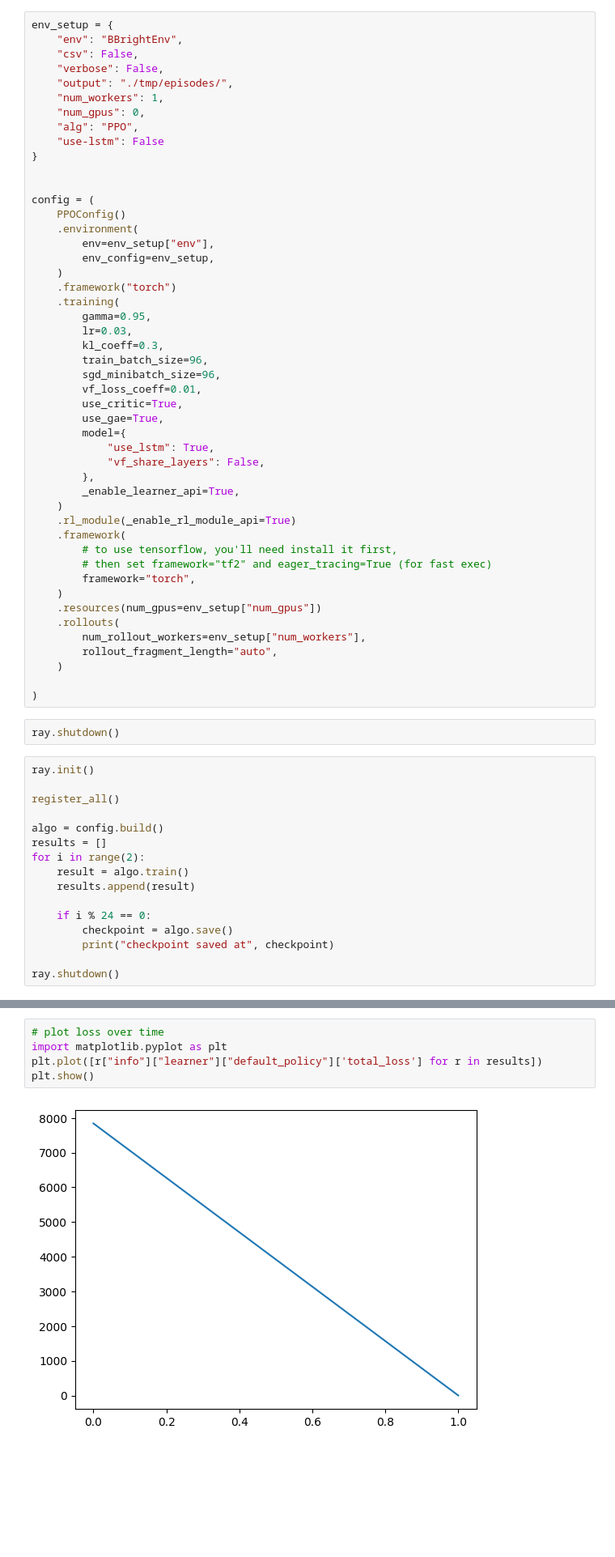
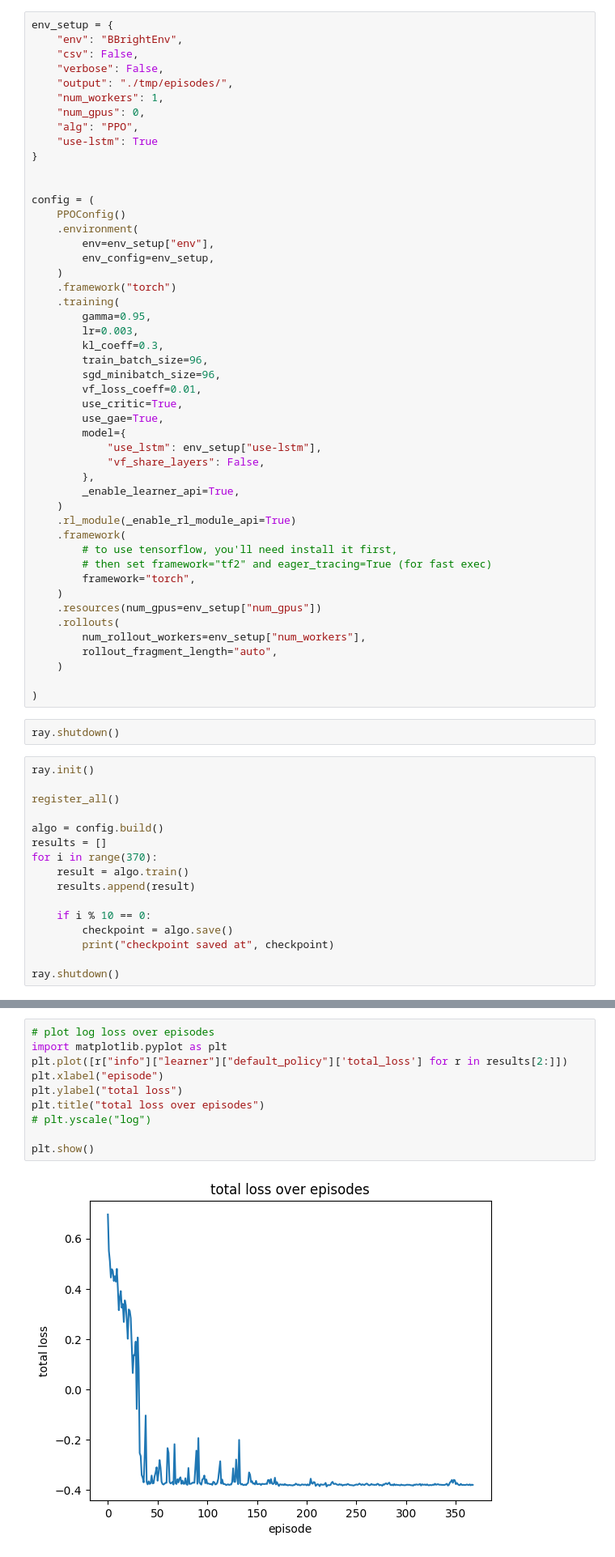
Before and after one commit to Light52566/rllib-energyplus-hi, a Jupyter notebook: training.ipynb, the cells around one changed output, grey strips where cells are left out. Shown at 81% size. Drawn from its saved outputs; the diff is of its cells as text; blank space fills up the shorter version.

```diff
--- a/training.ipynb
+++ b/training.ipynb
@@ -22,7 +22,7 @@ env_setup = {
     "num_workers": 1,
     "num_gpus": 0,
     "alg": "PPO",
-    "use-lstm": False
+    "use-lstm": True
 }
 
 
@@ -35,7 +35,7 @@ config = (
     .framework("torch")
     .training(
         gamma=0.95,
-        lr=0.03,
+        lr=0.003,
         kl_coeff=0.3,
         train_batch_size=96,
         sgd_minibatch_size=96,
@@ -43,7 +43,7 @@ config = (
         use_critic=True,
         use_gae=True,
         model={
-            "use_lstm": True,
+            "use_lstm": env_setup["use-lstm"],
             "vf_share_layers": False,
         },
         _enable_learner_api=True,
@@ -70,11 +70,11 @@ register_all()
 
 algo = config.build()
 results = []
-for i in range(2):
+for i in range(370):
     result = algo.train()
     results.append(result)
 
-    if i % 24 == 0:
+    if i % 10 == 0:
         checkpoint = algo.save()
         print("checkpoint saved at", checkpoint)
 
@@ -126,9 +138,14 @@ dict_keys(['total_loss', 'policy_loss', 'vf_loss', 'vf_loss_unclipped', 'vf_expl
 # %%
-# plot loss over time
+# plot log loss over episodes
 import matplotlib.pyplot as plt
-plt.plot([r["info"]["learner"]["default_policy"]['total_loss'] for r in results])
+plt.plot([r["info"]["learner"]["default_policy"]['total_loss'] for r in results[2:]])
+plt.xlabel("episode")
+plt.ylabel("total loss")
+plt.title("total loss over episodes")
+# plt.yscale("log")
+
 plt.show()
 # %% [output]
-[figure, old version]
+[figure, new version]
 # %%
 # plot mean reward over each episode
```
Also changed, not shown: parts of 6 cells of this notebook, 1 other file.
